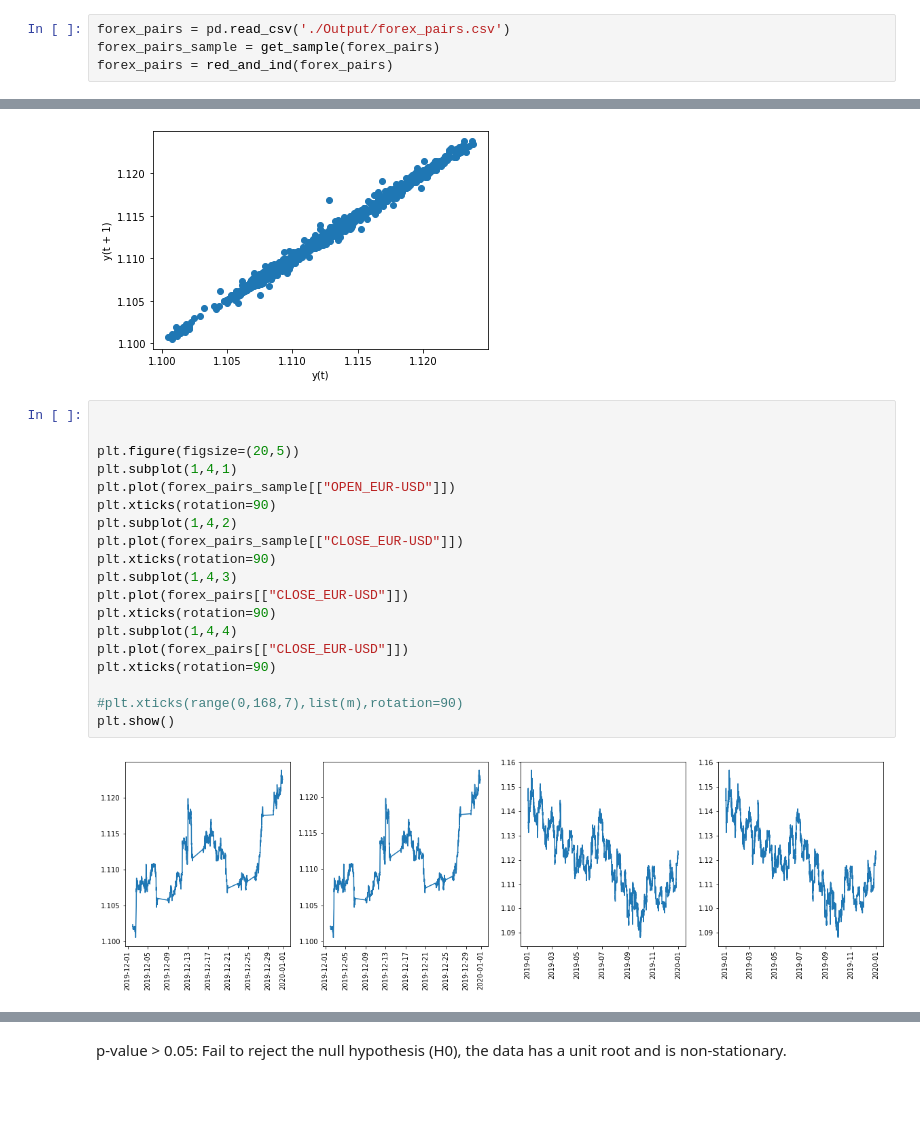
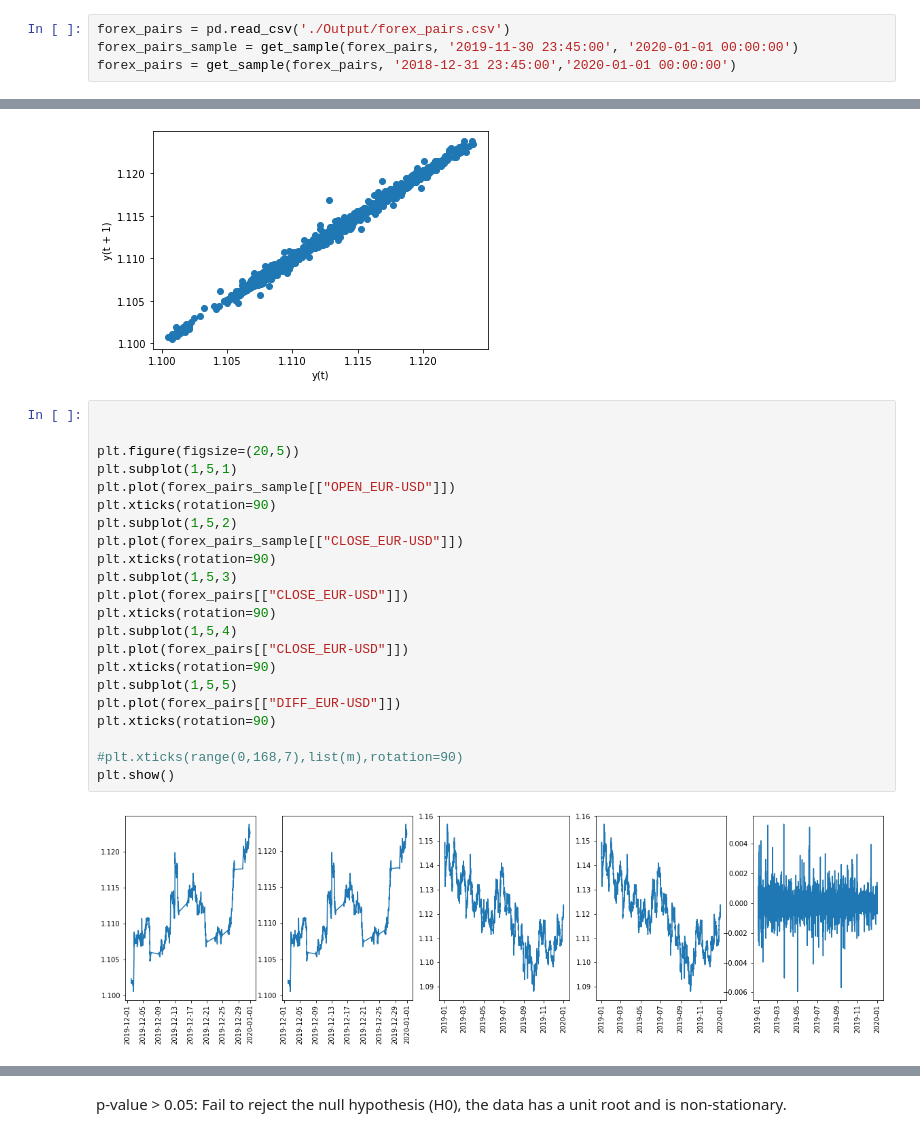
Before and after one commit to pabloestevezm/FP, a Jupyter notebook: modelation.ipynb, the cells around one changed output, grey strips where cells are left out. Drawn from its saved outputs; the diff is of its cells as text; blank space fills up the shorter version.

```diff
--- a/modelation.ipynb
+++ b/modelation.ipynb
@@ -10,8 +10,8 @@ from sklearn.preprocessing import MinMaxScaler
 from sklearn.metrics import mean_squared_error
 # %%
 forex_pairs = pd.read_csv('./Output/forex_pairs.csv')
-forex_pairs_sample = get_sample(forex_pairs)
-forex_pairs = red_and_ind(forex_pairs)
+forex_pairs_sample = get_sample(forex_pairs, '2019-11-30 23:45:00', '2020-01-01 00:00:00')
+forex_pairs = get_sample(forex_pairs, '2018-12-31 23:45:00','2020-01-01 00:00:00')
 # %%
 forex_pairs[['HIGH_EUR-USD','LOW_EUR-USD', 'OPEN_EUR-USD', 'CLOSE_EUR-USD']].plot()
 # %% [output]
@@ -41,23 +41,26 @@ pd.plotting.lag_plot(forex_pairs_sample['CLOSE_EUR-USD'])
 # %%
 
 
 plt.figure(figsize=(20,5))
-plt.subplot(1,4,1)
+plt.subplot(1,5,1)
 plt.plot(forex_pairs_sample[["OPEN_EUR-USD"]])
 plt.xticks(rotation=90)
-plt.subplot(1,4,2)
+plt.subplot(1,5,2)
 plt.plot(forex_pairs_sample[["CLOSE_EUR-USD"]])
 plt.xticks(rotation=90)
-plt.subplot(1,4,3)
+plt.subplot(1,5,3)
 plt.plot(forex_pairs[["CLOSE_EUR-USD"]])
 plt.xticks(rotation=90)
-plt.subplot(1,4,4)
+plt.subplot(1,5,4)
 plt.plot(forex_pairs[["CLOSE_EUR-USD"]])
+plt.xticks(rotation=90)
+plt.subplot(1,5,5)
+plt.plot(forex_pairs[["DIFF_EUR-USD"]])
 plt.xticks(rotation=90)
 
 #plt.xticks(range(0,168,7),list(m),rotation=90)
 plt.show()
 # %% [output]
-[figure, old version]
+[figure, new version]
 # %%
 #Case all 2019
```
Also changed, not shown: parts of 16 cells of this notebook, 3 other files.
